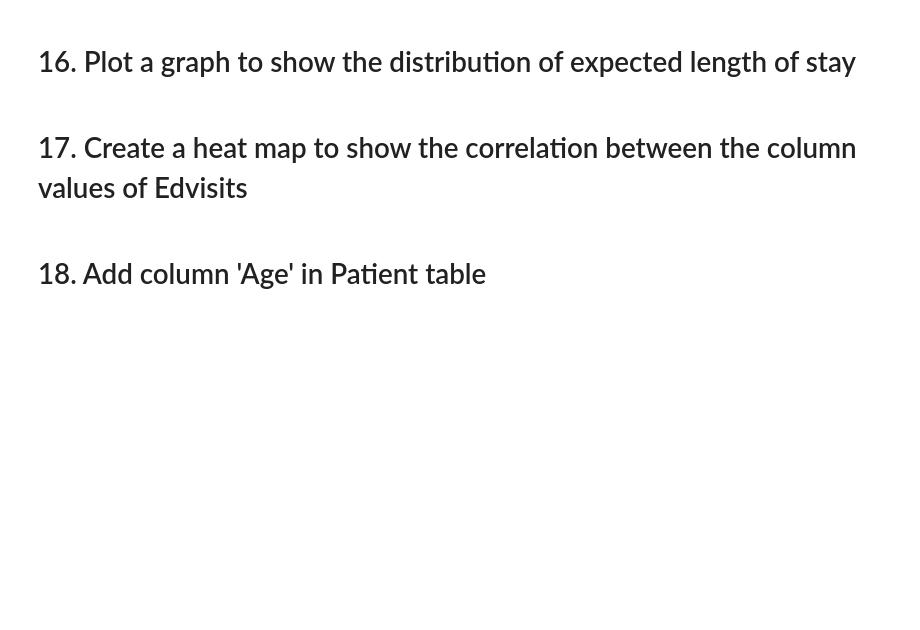
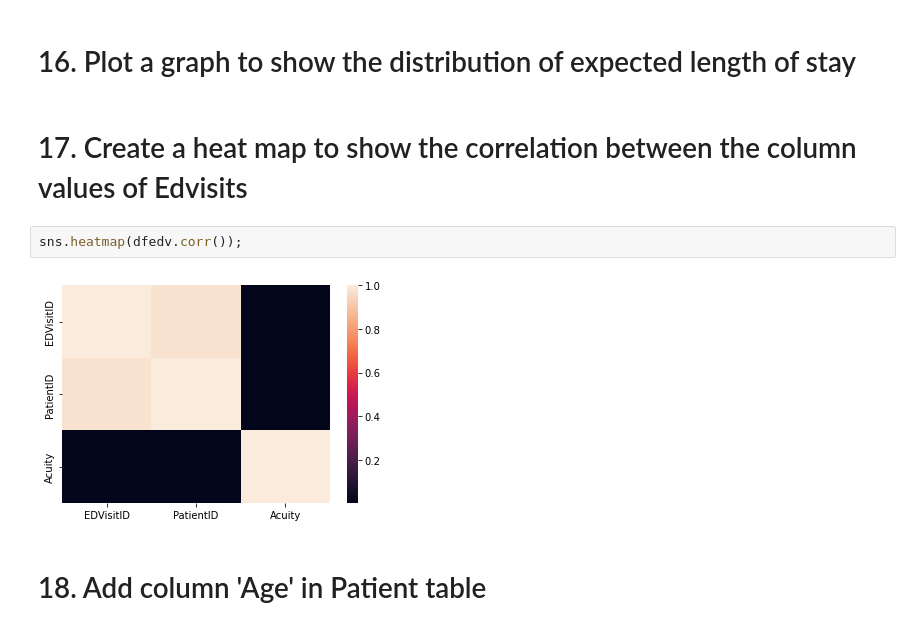
Before and after one commit to sharmaruchi02/Python_heckathon, a Jupyter notebook: Python_Hackathon_DataNinjas.ipynb, the cells around one changed output. Cells and saved outputs as stored; diff of their text form; blank space fills up the shorter version.

```diff
--- a/Python_Hackathon_DataNinjas.ipynb
+++ b/Python_Hackathon_DataNinjas.ipynb
@@ -56,5 +94,9 @@ sns.pairplot(dfreadm, diag_kind = 'kde')
 # 16. Plot a graph to show the distribution of expected length of stay
 # %% [markdown]
 # 17. Create a heat map to show the correlation between the column values of Edvisits
+# %%
+sns.heatmap(dfedv.corr());
+# %% [output]
+[figure, added]
 # %% [markdown]
 # 18. Add column 'Age' in Patient table
```
Also changed, not shown: parts of 61 cells of this notebook.
